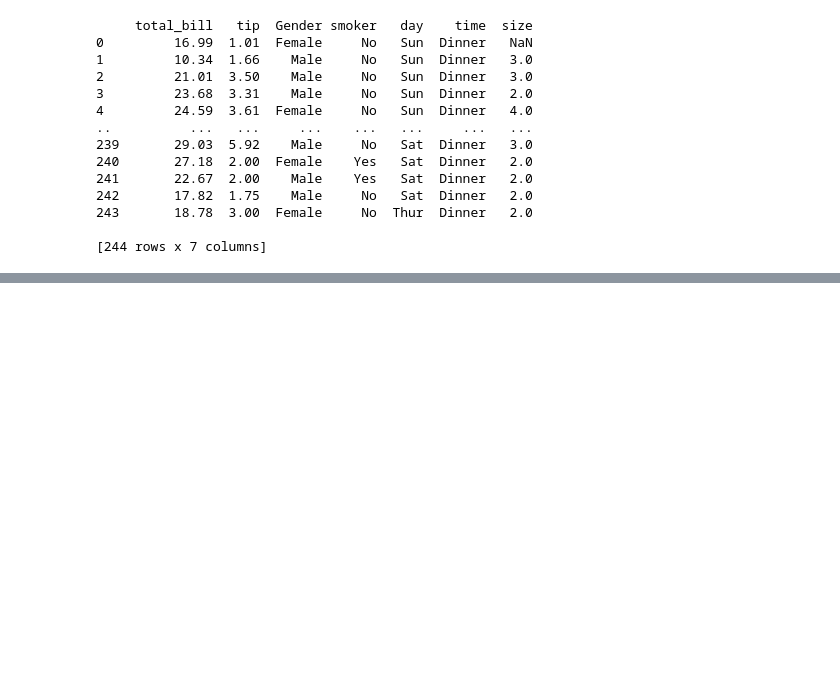
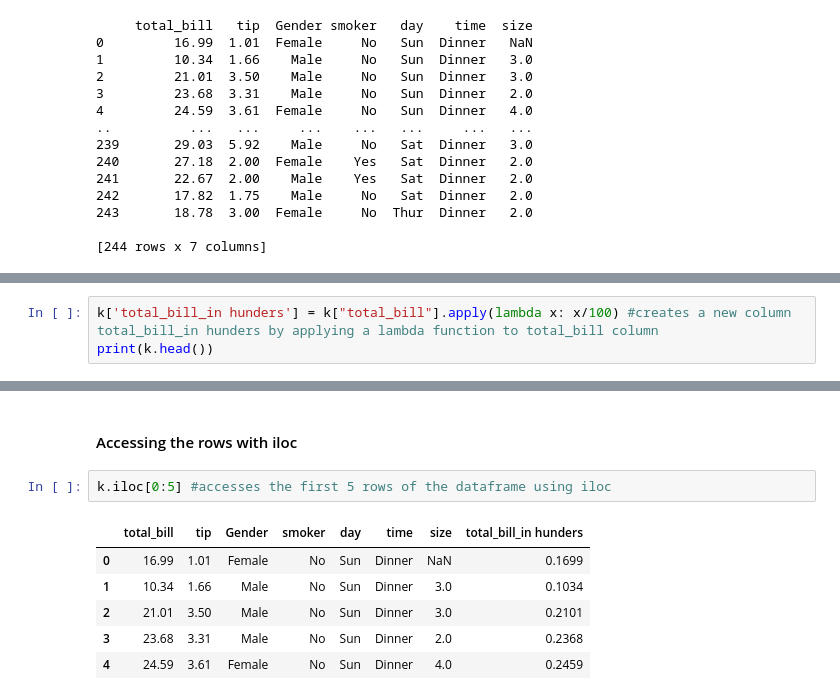
Before and after one commit to harsh4214/Foundation-of-Machine-Learning, a Jupyter notebook: pandass.ipynb, the cells around one changed output, grey strips where cells are left out. Cells and saved outputs as stored; diff of their text form; blank space fills up the shorter version.

```diff
--- a/pandass.ipynb
+++ b/pandass.ipynb
@@ -35,0 +158,3 @@ Name: tip, Length: 244, dtype: bool
+# %%
+k['total_bill_in hunders'] = k["total_bill"].apply(lambda x: x/100) #creates a new column total_bill_in hunders by applying a lambda function to total_bill column
+print(k.head())
@@ -35,0 +228,11 @@ Name: tip, Length: 244, dtype: bool
+# %% [markdown]
+#### Accessing the rows with iloc
+# %%
+k.iloc[0:5] #accesses the first 5 rows of the dataframe using iloc
+# %% [output]
+|  | total_bill | tip | Gender | smoker | day | time | size | total_bill_in hunders |
+| 0 | 16.99 | 1.01 | Female | No | Sun | Dinner | NaN | 0.1699 |
+| 1 | 10.34 | 1.66 | Male | No | Sun | Dinner | 3.0 | 0.1034 |
+| 2 | 21.01 | 3.50 | Male | No | Sun | Dinner | 3.0 | 0.2101 |
+| 3 | 23.68 | 3.31 | Male | No | Sun | Dinner | 2.0 | 0.2368 |
+| 4 | 24.59 | 3.61 | Female | No | Sun | Dinner | 4.0 | 0.2459 |
```
Also changed, not shown: parts of 24 cells of this notebook, 1 other file.
